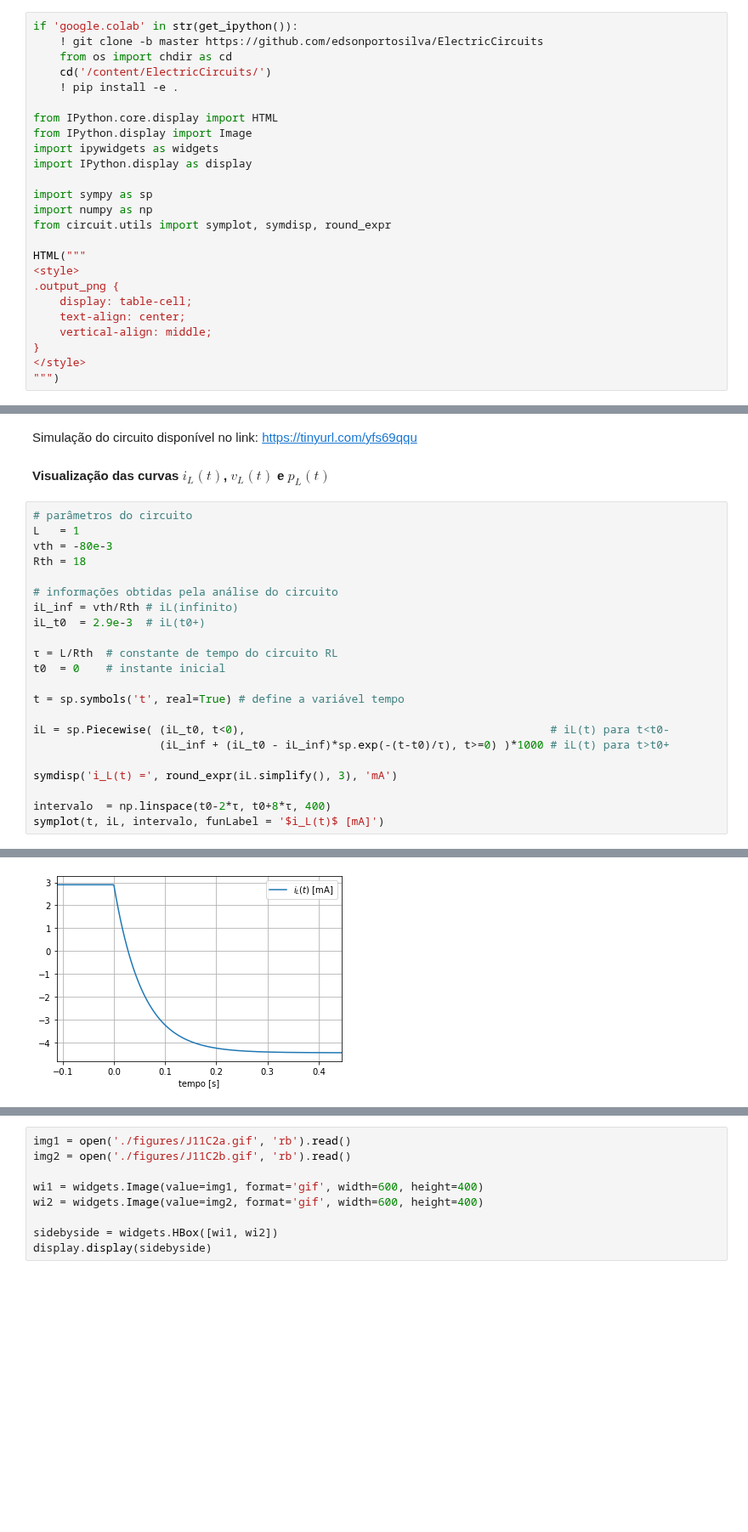
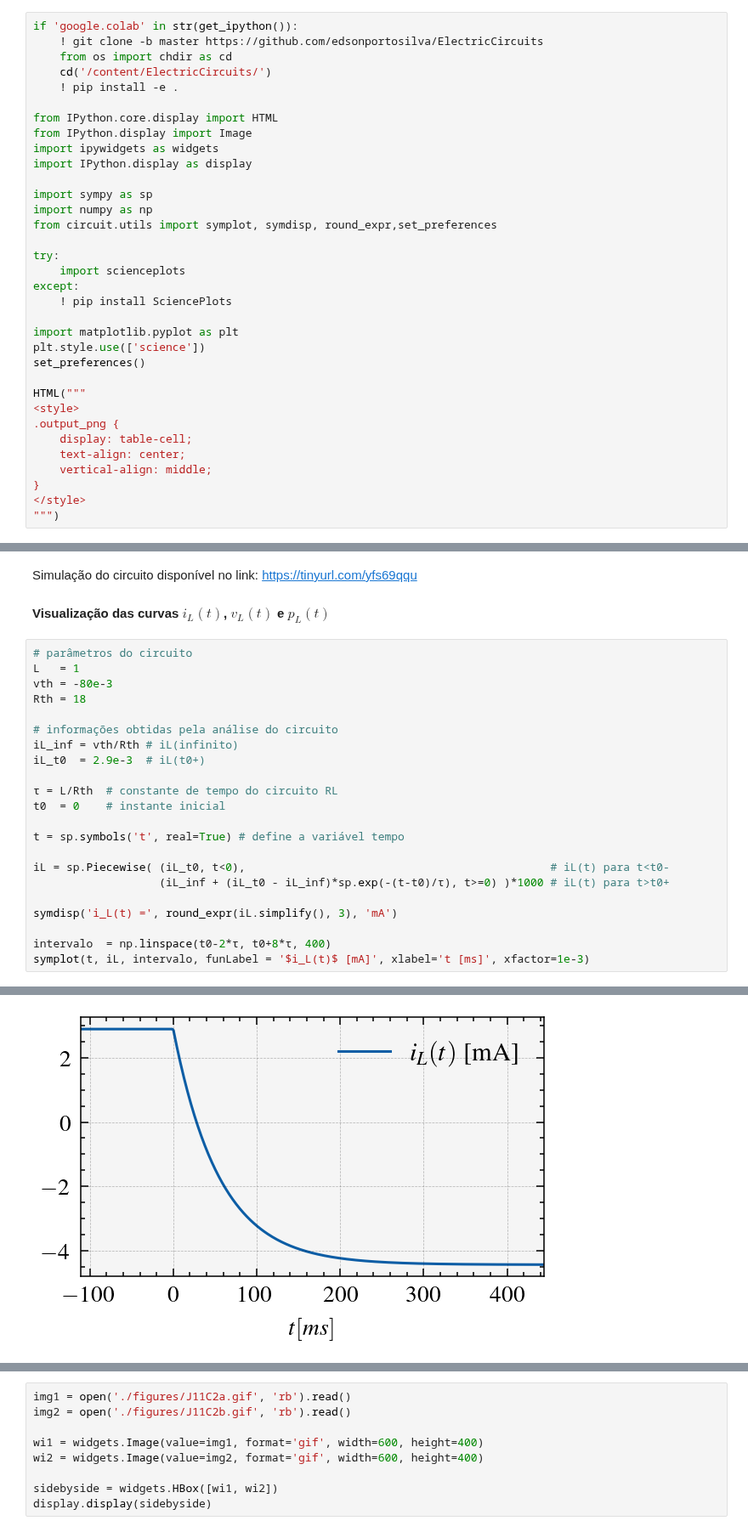
Before and after one commit to edsonportosilva/ElectricCircuits, a Jupyter notebook: Jupyter notebooks/8.1 - Circuitos RL e RC de primeira ordem.ipynb, the cells around one changed output, grey strips where cells are left out. Shown at 85% size. Drawn from its saved outputs; the diff is of its cells as text; blank space fills up the shorter version.

```diff
--- a/Jupyter notebooks/8.1 - Circuitos RL e RC de primeira ordem.ipynb
+++ b/Jupyter notebooks/8.1 - Circuitos RL e RC de primeira ordem.ipynb
@@ -14,7 +14,16 @@ import IPython.display as display
 
 import sympy as sp
 import numpy as np
-from circuit.utils import symplot, symdisp, round_expr
+from circuit.utils import symplot, symdisp, round_expr,set_preferences
+
+try:
+    import scienceplots
+except:
+    ! pip install SciencePlots
+
+import matplotlib.pyplot as plt
+plt.style.use(['science'])
+set_preferences()
 
 HTML("""
 <style>
@@ -136,28 +145,28 @@ Simulação do circuito disponível no link: https://tinyurl.com/yfs69qqu
 # %%
 # parâmetros do circuito
 L   = 1
 vth = -80e-3
 Rth = 18
 
 # informações obtidas pela análise do circuito
 iL_inf = vth/Rth # iL(infinito)
 iL_t0  = 2.9e-3  # iL(t0+)
 
 τ = L/Rth  # constante de tempo do circuito RL
 t0  = 0    # instante inicial
 
 t = sp.symbols('t', real=True) # define a variável tempo
 
 iL = sp.Piecewise( (iL_t0, t<0),                                              # iL(t) para t<t0-
                    (iL_inf + (iL_t0 - iL_inf)*sp.exp(-(t-t0)/τ), t>=0) )*1000 # iL(t) para t>t0+
 
 symdisp('i_L(t) =', round_expr(iL.simplify(), 3), 'mA')
 
 intervalo  = np.linspace(t0-2*τ, t0+8*τ, 400)
-symplot(t, iL, intervalo, funLabel = '$i_L(t)$ [mA]')
+symplot(t, iL, intervalo, funLabel = '$i_L(t)$ [mA]', xlabel='t [ms]', xfactor=1e-3)
 # %% [output]
 $\displaystyle i_L(t) =\begin{cases} 2.9 & \text{for}\: t < 0 \\-4.444 + 7.344 e^{- 18.0 t} & \text{otherwise} \end{cases}\;\mathrm{mA}$
-[figure, old version]
+[figure, new version]
 # %%
 vL = L*sp.diff(iL,t)
 vL = vL.simplify()
```
Also changed, not shown: parts of 2 cells of this notebook.
